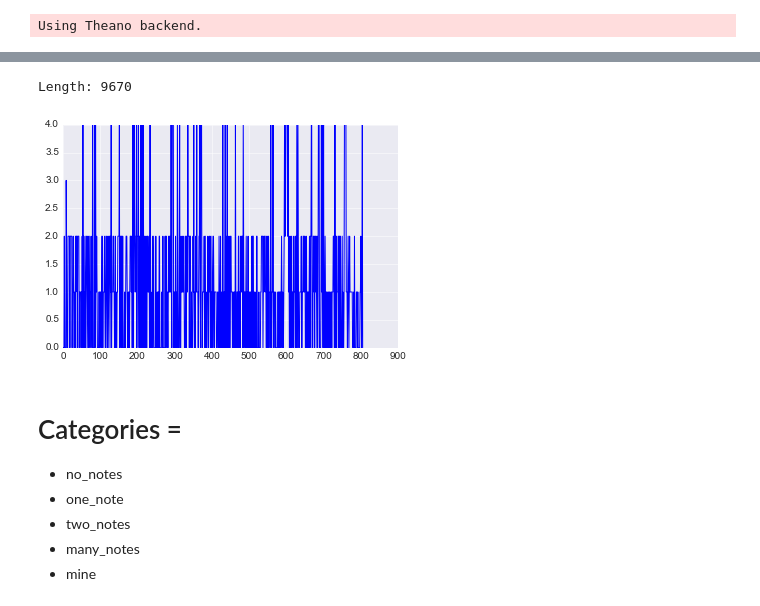
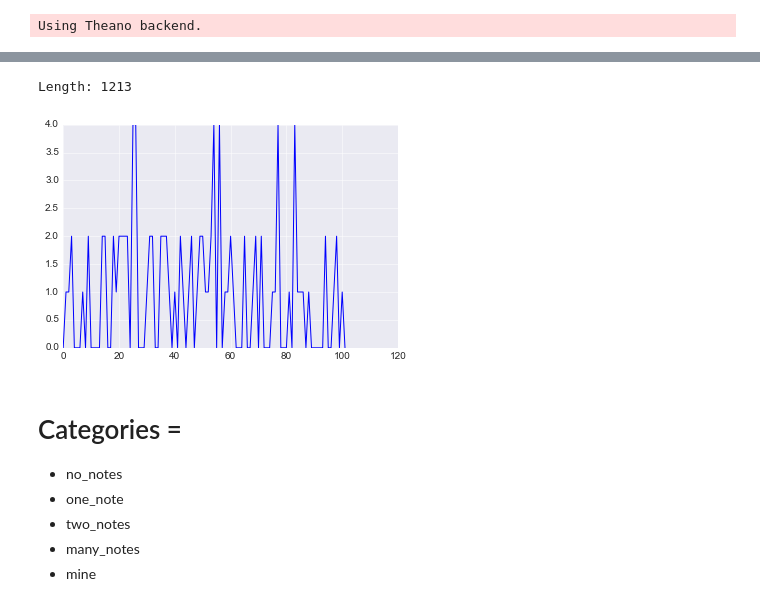
Before and after one commit to jgzuke/DDRStepGeneration, a Jupyter notebook: Training.ipynb, the cells around one changed output, grey strips where cells are left out. Cells and saved outputs as stored; diff of their text form; code cells hidden in the pictures.

```diff
--- a/Training.ipynb
+++ b/Training.ipynb
@@ -35,7 +35,7 @@ Using Theano backend.
 # %%
 samples_back_included = 8
 num_classes = 5
-num_features = 40 + 2 + num_classes
+num_features = 40 + 2
 save_files = listdir('data')
 
 def get_features_for_index(beat_features, notes, index):
@@ -109,4 +109,4 @@ def build_training_data(num_songs_to_use):
         y.extend(song_y)
     return X, y
 # %%
-X, y = build_training_data(10)
+X, y = build_training_data(1000)
@@ -135,4 +113,4 @@ array([  4.43189069e-01,   8.14282936e-01,   7.57092203e-01,
 # %%
 clf_rf = RandomForestClassifier(n_estimators=20)
-clf_rf.fit(test_X, test_y)
+clf_rf.fit(X, y)
 # %% [output]
@@ -174,20 +127,20 @@ new_y = clf_rf.predict(X)
 # %%
 def get_max(row):
     return np.array(row).argmax()
 
 weights = [1, 3, 15, 20, 15]
 def get_max_alt(row):
     return np.array([weights[i] * row[i] for i in range(num_classes)]).argmax()
 
 print ('Length: ' + str(len(new_y)))
 filtered = [new_y[i] for i in range(len(new_y)) if i % 12 == 0]
 most_likely = [get_max(row) for row in filtered]
 sb.set_style("darkgrid")
-plt.plot(most_likely)
+plt.plot(filtered)
 plt.show()
 # %% [output]
-Length: 9670
+Length: 1213
-[figure, old version]
+[figure, new version]
 # %%
 def feature_to_output(row):
     if row[0] == 1:
```
Also changed, not shown: parts of 6 cells of this notebook.
